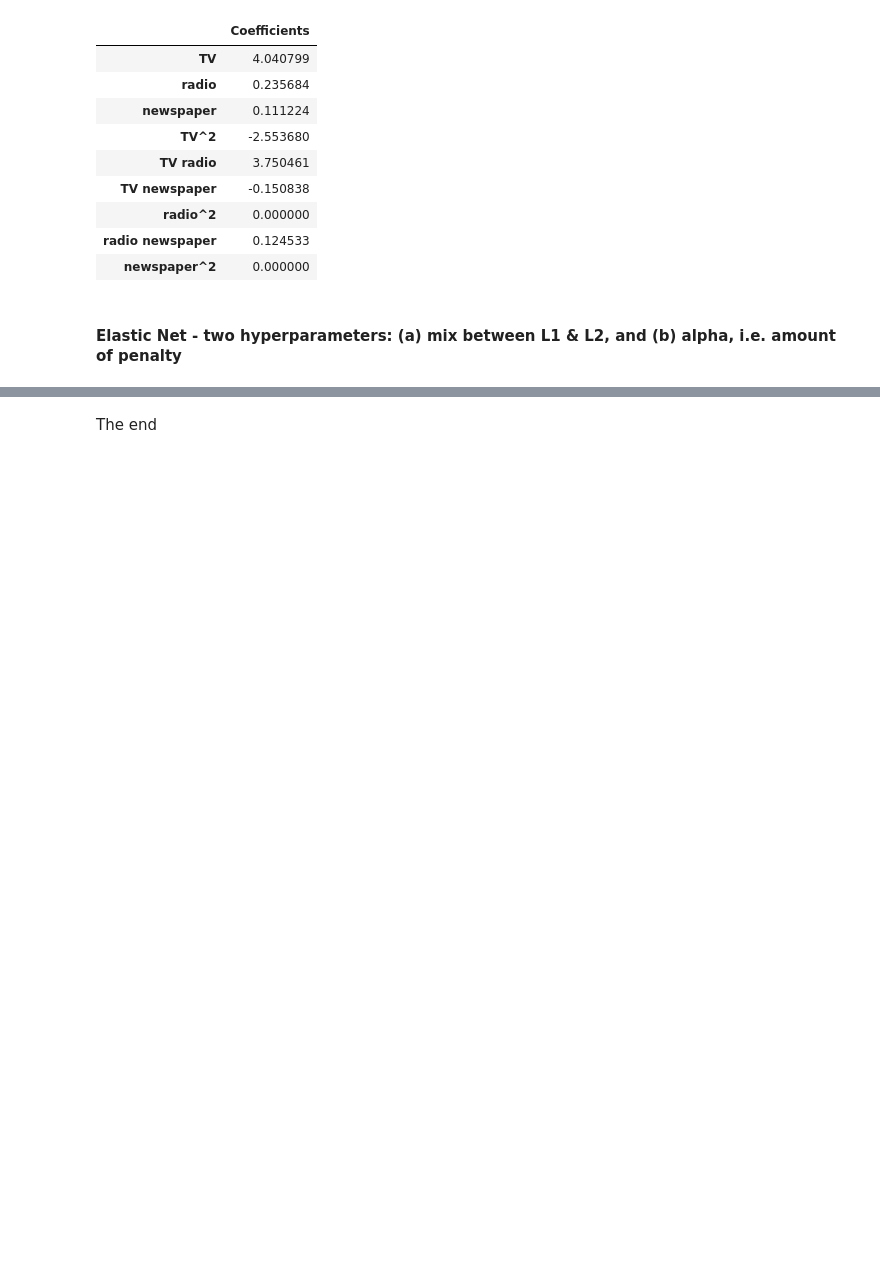
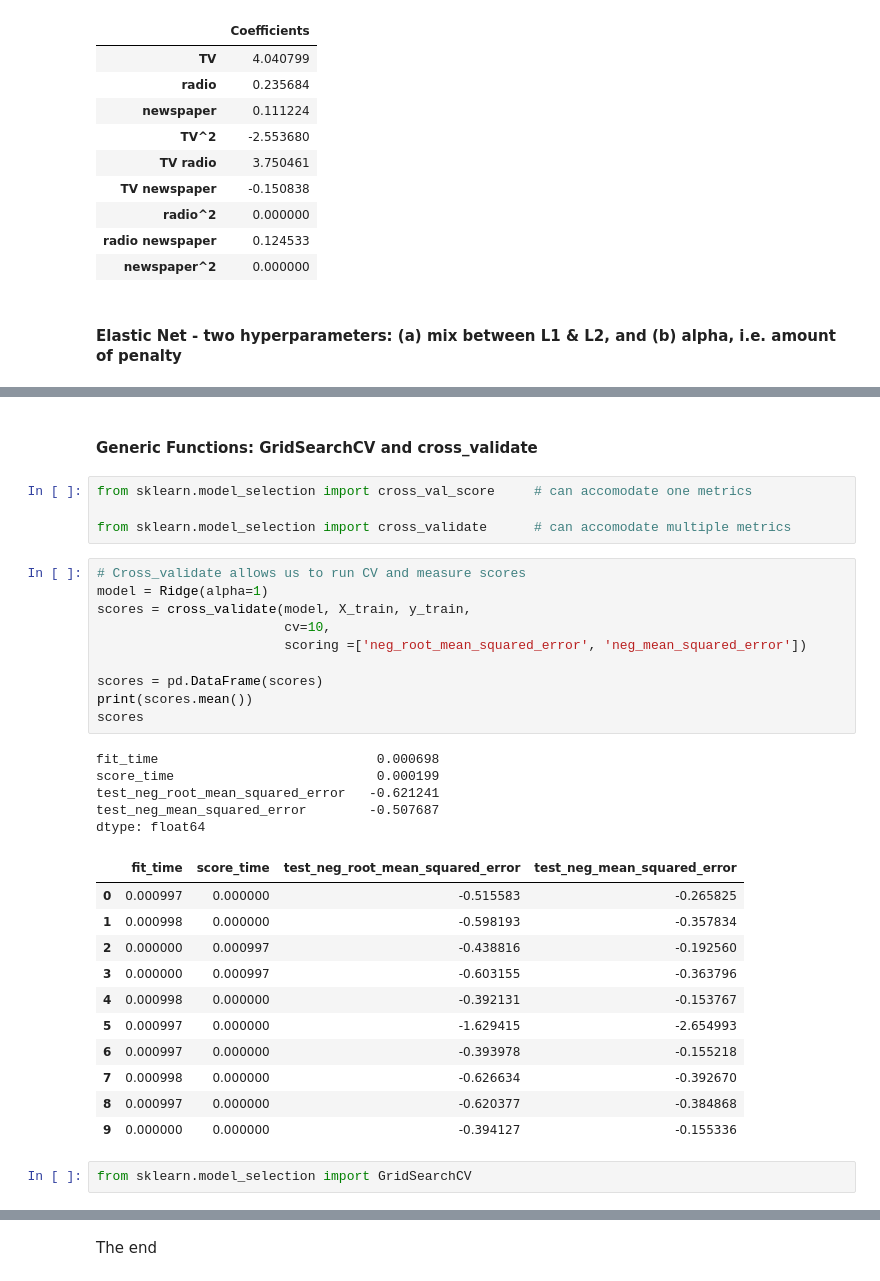
Before and after one commit to UditG-ucla/lessons, a Jupyter notebook: DataScience - 6 Linear Regression.ipynb, the cells around one changed output, grey strips where cells are left out. Cells and saved outputs as stored; diff of their text form; blank space fills up the shorter version.

```diff
--- a/DataScience - 6 Linear Regression.ipynb
+++ b/DataScience - 6 Linear Regression.ipynb
@@ -603,3 +617,38 @@ Intercept = 14.31
 | radio^2 | 0.000000 |
 | radio newspaper | 0.127180 |
 | newspaper^2 | -0.000000 |
+# %% [markdown]
+#### Generic Functions: GridSearchCV and cross_validate
+# %%
+from sklearn.model_selection import cross_val_score     # can accomodate one metrics
+
+from sklearn.model_selection import cross_validate      # can accomodate multiple metrics
+# %%
+# Cross_validate allows us to run CV and measure scores
+model = Ridge(alpha=1)
+scores = cross_validate(model, X_train, y_train,
+                        cv=10,
+                        scoring =['neg_root_mean_squared_error', 'neg_mean_squared_error'])
+
+scores = pd.DataFrame(scores)
+print(scores.mean())
+scores
+# %% [output]
+fit_time                            0.000698
+score_time                          0.000199
+test_neg_root_mean_squared_error   -0.621241
+test_neg_mean_squared_error        -0.507687
+dtype: float64
+|  | fit_time | score_time | test_neg_root_mean_squared_error | test_neg_mean_squared_error |
+| 0 | 0.000997 | 0.000000 | -0.515583 | -0.265825 |
+| 1 | 0.000998 | 0.000000 | -0.598193 | -0.357834 |
+| 2 | 0.000000 | 0.000997 | -0.438816 | -0.192560 |
+| 3 | 0.000000 | 0.000997 | -0.603155 | -0.363796 |
+| 4 | 0.000998 | 0.000000 | -0.392131 | -0.153767 |
+| 5 | 0.000997 | 0.000000 | -1.629415 | -2.654993 |
+| 6 | 0.000997 | 0.000000 | -0.393978 | -0.155218 |
+| 7 | 0.000998 | 0.000000 | -0.626634 | -0.392670 |
+| 8 | 0.000997 | 0.000000 | -0.620377 | -0.384868 |
+| 9 | 0.000000 | 0.000000 | -0.394127 | -0.155336 |
+# %%
+from sklearn.model_selection import GridSearchCV
```
Also changed, not shown: parts of 24 cells of this notebook, 1 other file.
